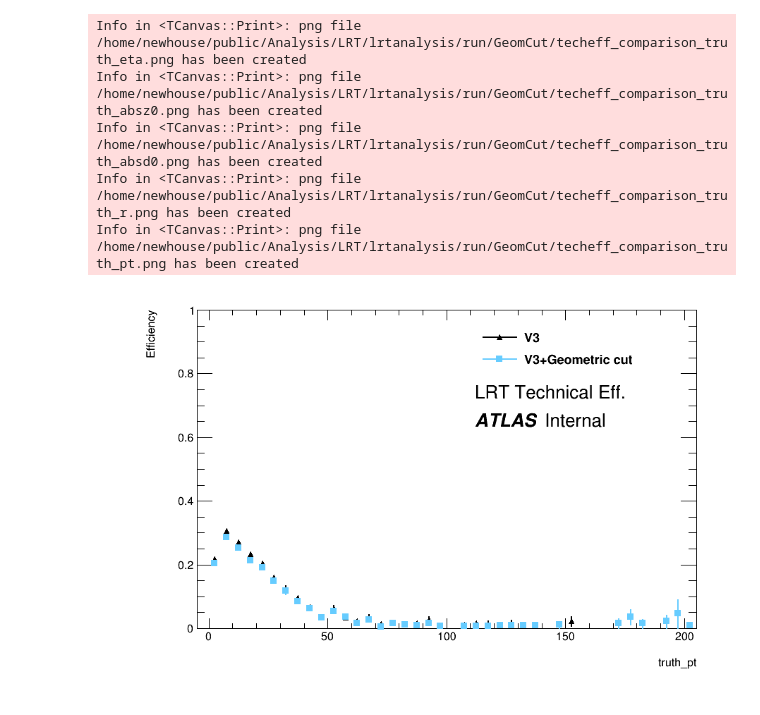
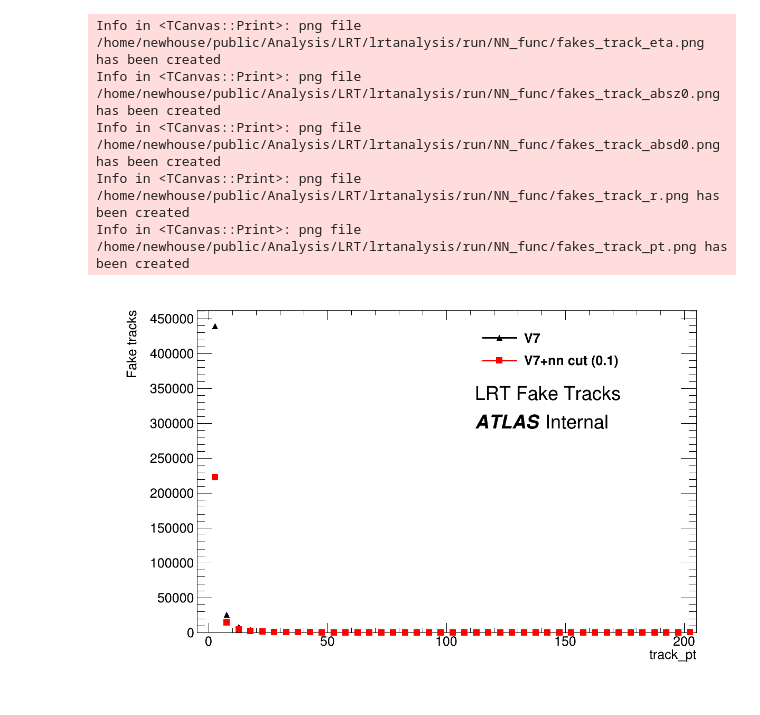
Before and after one commit to robinnewhouse/LRTNotebooks, a Jupyter notebook: make_comparison_plots.ipynb, the cells around one changed output. Drawn from its saved outputs; the diff is of its cells as text; code cells hidden in the pictures.

```diff
--- a/make_comparison_plots.ipynb
+++ b/make_comparison_plots.ipynb
@@ -172,78 +163,79 @@ h3.GetBinCenter(h3.GetMaximumBin())
 # %%
+# Make fake comparison plot
+
 variables = {
-    'truth_eta' : (-3,3),
-    'truth_absz0' : (0,10000),
-    'truth_absd0' : (0,300),
-    'truth_r' : (0,1000),
-    'truth_pt' : (-100, 10000),
+    'track_eta' : (-3,3),
+    'track_absz0' : (0,10000),
+    'track_absd0' : (0,300),
+    'track_r' : (0,1000),
+    'track_pt' : (-100, 10000),
 }
-output_dir = "/home/newhouse/public/Analysis/LRT/lrtanalysis/run/GeomCut/"
+output_dir = "/home/newhouse/public/Analysis/LRT/lrtanalysis/run/NN_func/"
 os.makedirs(output_dir, exist_ok=True)
 
 for var, bounds in variables.items():
     # bins = [2, 2.5, 3, 4, 6, 8, 10]
     hist_markers = itertools.cycle([22,21,33,29,30,31,32,34,35])
-    hist_colors = itertools.cycle([ROOT.kBlack ,ROOT.kAzure+6, ROOT.kRed, ROOT.kViolet+8, ROOT.kGreen+1, ROOT.kOrange -3])
-    tree_name = 'Efficiency'
-    tree1 = 'v3'
-    tree2 = 'v3_mod'
+    hist_colors = itertools.cycle([ROOT.kBlack ,ROOT.kRed, ROOT.kAzure+6, ROOT.kViolet+8, ROOT.kGreen+1, ROOT.kOrange -3])
+    tree_name = 'TrackIsFakeIsLRTPassSelection0'
+    tree1 = 'v7'
+    tree2 = 'v7_mod'
     # Open file
-    tfiles = {tree1: ROOT.TFile('/home/newhouse/public/Analysis/LRT/lrtanalysis/run/Efficiency_filesV3.root'),
-              tree2: ROOT.TFile('/home/newhouse/public/Analysis/LRT/lrtanalysis/run/Efficiency_filesV3GeomCut.root')}
+    tfiles = {tree1: ROOT.TFile('/home/newhouse/public/Analysis/LRT/lrtanalysis/run/output/files_VH4b_V7.root'),
+              tree2: ROOT.TFile('/home/newhouse/public/Analysis/LRT/lrtanalysis/run/output/files_VH4b_V7nn.root')}
 
     # Load tree from file
     c = None
-    scale = 0.75
+    scale = 1
     c = ROOT.TCanvas("c", "", int(1200*scale), int(800*scale))
     ttree = {tree1: tfiles[tree1].Get(tree_name),
              tree2:  tfiles[tree2].Get(tree_name)}
     # ttree['v3'].ls()
 
     hist =  {tree1 : ttree[tree1].Get(var),
-            tree2 : ttree[tree2].Get(var),}
+             tree2 : ttree[tree2].Get(var),}
 
 
 
     # Set draw properties
     for key, h in hist.items():
         h.GetXaxis().SetTitle(var)
-        h.GetYaxis().SetTitle("Efficiency")
+        h.GetYaxis().SetTitle("Fake tracks")
         h.SetMarkerSize(1.5*scale)
         h.SetLineWidth(int(3*scale))
         h.GetXaxis().SetRangeUser(bounds[0], bounds[1]);
         h.GetYaxis().SetMaxDigits(6);
-        h.GetYaxis().SetRangeUser(0,1);
+#         h.GetYaxis().SetRangeUser(0,1);
         hcolor = next(hist_colors)
         h.SetLineColor(hcolor)
         h.SetMarkerColor(hcolor)
         h.SetMarkerStyle(next(hist_markers))
 
-
-    hist[tree1].Draw()
-    hist[tree2].Draw("SAME")
+    hist[tree1].Draw("E1")
+    hist[tree2].Draw("E1 Same")
 
     # format legend
     x = 0.6
     y = 0.8
     leg = ROOT.TLegend(x, 0.8, 0.91, 0.91)
     leg.SetTextSize(0.035)
     leg.SetBorderSize(0)
     leg.SetFillColor(ROOT.kWhite)
     leg.SetShadowColor(ROOT.kWhite)
-    leg.AddEntry(hist[tree1], "V3", "lp")
-    leg.AddEntry(hist[tree2], "V3+Geometric cut", "lp")
+    leg.AddEntry(hist[tree1], "V7", "lp")
+    leg.AddEntry(hist[tree2], "V7+nn cut (0.1)", "lp")
     dy = .07
-    draw_note(x, y-dy, 'LRT Technical Eff.')
+    draw_note(x, y-dy, 'LRT Fake Tracks')
     atlas_label(x,y-2*dy, 'Internal')
 
 
     leg.Draw()
     c.Draw()
-    c.SaveAs(f'{output_dir}techeff_comparison_{var}.png')
+    c.SaveAs(f'{output_dir}fakes_{var}.png')
 # %% [output]
-Info in <TCanvas::Print>: png file /home/newhouse/public/Analysis/LRT/lrtanalysis/run/GeomCut/techeff_comparison_truth_eta.png has been created
-Info in <TCanvas::Print>: png file /home/newhouse/public/Analysis/LRT/lrtanalysis/run/GeomCut/techeff_comparison_truth_absz0.png has been created
-Info in <TCanvas::Print>: png file /home/newhouse/public/Analysis/LRT/lrtanalysis/run/GeomCut/techeff_comparison_truth_absd0.png has been created
-Info in <TCanvas::Print>: png file /home/newhouse/public/Analysis/LRT/lrtanalysis/run/GeomCut/techeff_comparison_truth_r.png has been created
-Info in <TCanvas::Print>: png file /home/newhouse/public/Analysis/LRT/lrtanalysis/run/GeomCut/techeff_comparison_truth_pt.png has been created
+Info in <TCanvas::Print>: png file /home/newhouse/public/Analysis/LRT/lrtanalysis/run/NN_func/fakes_track_eta.png has been created
+Info in <TCanvas::Print>: png file /home/newhouse/public/Analysis/LRT/lrtanalysis/run/NN_func/fakes_track_absz0.png has been created
+Info in <TCanvas::Print>: png file /home/newhouse/public/Analysis/LRT/lrtanalysis/run/NN_func/fakes_track_absd0.png has been created
+Info in <TCanvas::Print>: png file /home/newhouse/public/Analysis/LRT/lrtanalysis/run/NN_func/fakes_track_r.png has been created
+Info in <TCanvas::Print>: png file /home/newhouse/public/Analysis/LRT/lrtanalysis/run/NN_func/fakes_track_pt.png has been created
-[figure, old version]
+[figure, new version]
```
Also changed, not shown: parts of 7 cells of this notebook, 2 other files.
